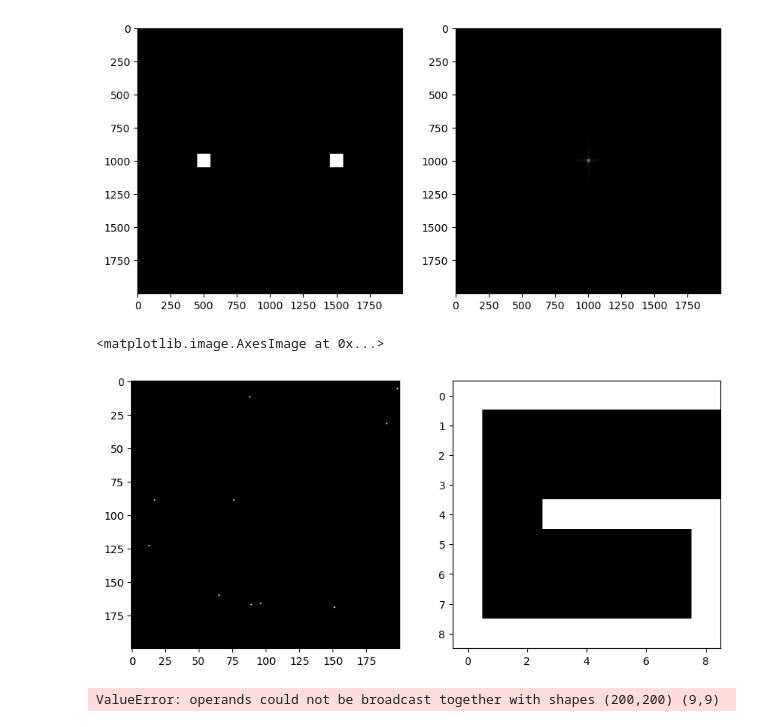
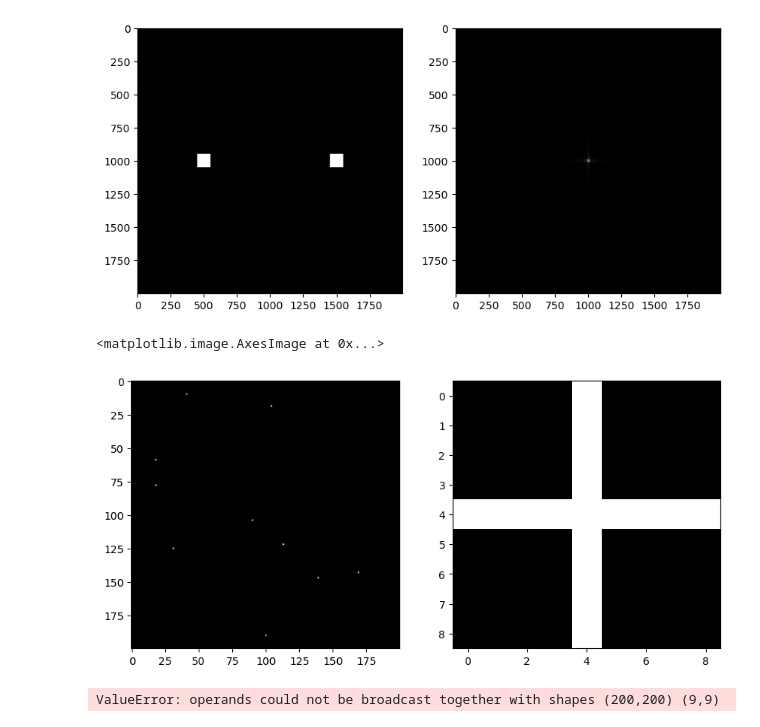
Before and after one commit to genvert/AP_157_FX-2_Vertudez, a Jupyter notebook: Activity 2 Part 2/Activity 2 Part 2.ipynb, the cells around one changed output. Cells and saved outputs as stored; diff of their text form; code cells hidden in the pictures.

```diff
--- a/Activity 2 Part 2/Activity 2 Part 2.ipynb
+++ b/Activity 2 Part 2/Activity 2 Part 2.ipynb
@@ -258,44 +258,26 @@ for side in [2,5,10,100]:
 # %%
 A = np.zeros((200,200))
 for i in range(10):
     x = np.random.randint(200)
     y = np.random.randint(200)
     A[x,y] = 1
 
 fig = plt.figure(figsize=(10,5))
 ax = fig.add_subplot(121)
 plt.imshow(A,cmap='gray')
 
-d_base = np.array([[1,1,1,1,1,1,1,1,1],
-              [1,0,0,0,0,0,0,0,0],
-              [1,0,0,0,0,0,0,0,0],
-              [1,0,0,0,0,0,0,0,0],
-              [1,0,0,1,1,1,1,1,1],
-              [1,0,0,0,0,0,0,0,1],
-              [1,0,0,0,0,0,0,0,1],
-              [1,0,0,0,0,0,0,0,1],
-              [1,1,1,1,1,1,1,1,1]
-             ])
+# d = np.random.choice([0,1], size=(200,200))
+d = np.zeros((9,9))
+d[4:5, :] = 1
+d[:, 4:5] = 1
 
-
-d = np.array([[1,1,1,1,1,1,1,1,1],
-              [1,0,0,0,0,0,0,0,0],
-              [1,0,0,0,0,0,0,0,0],
-              [1,0,0,0,0,0,0,0,0],
-              [1,0,0,1,1,1,1,1,1],
-              [1,0,0,0,0,0,0,0,1],
-              [1,0,0,0,0,0,0,0,1],
-              [1,0,0,0,0,0,0,0,1],
-              [1,1,1,1,1,1,1,1,1]
-             ])
-
-# d_base[96:105,96:105] = d
+d_base = d
 
 ax = fig.add_subplot(122)
 plt.imshow(d_base, cmap = 'gray')
 # %% [output]
 <matplotlib.image.AxesImage at 0x...>
-[figure, old version]
+[figure, new version]
 # %%
 # A_ft = fftshift(fft2(A))
 # d_ft = fftshift(fft2(d_base))
```
Also changed, not shown: parts of 1 cell of this notebook.
